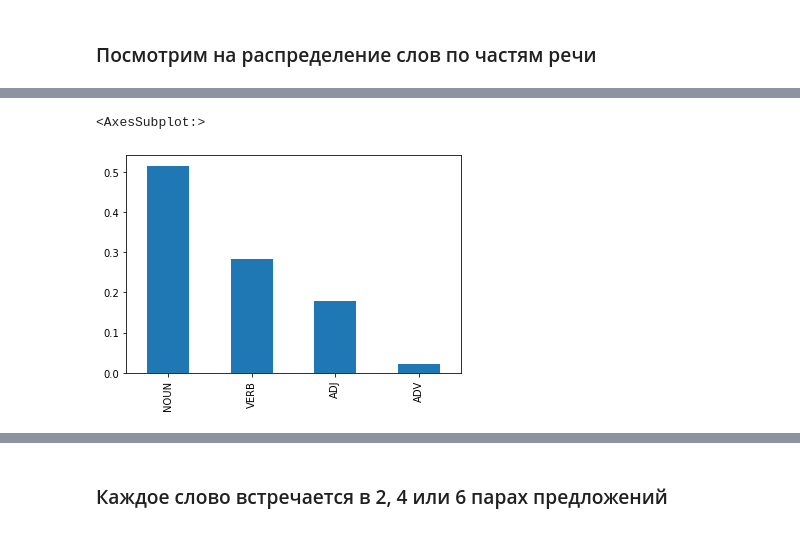
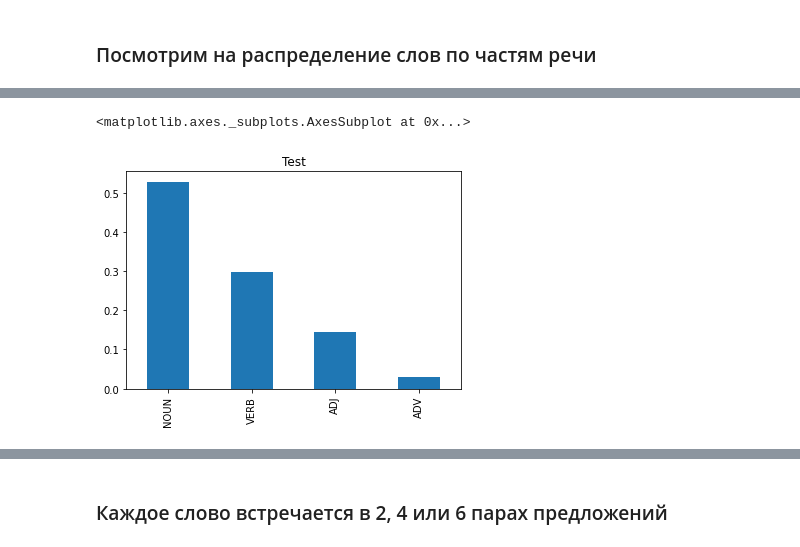
Before and after one commit to zhestyatsky/MCL-WiC, a Jupyter notebook: experiments/data_stats.ipynb, the cells around one changed output, grey strips where cells are left out. Saved outputs shown, nothing was run; the diff lists cells and outputs as text; code cells hidden in the pictures.

```diff
--- a/experiments/data_stats.ipynb
+++ b/experiments/data_stats.ipynb
@@ -12,0 +36,8 @@ df = df.merge(pd.DataFrame(train_en_en_y))
+# %%
+import src.data.reading as reading
+
+wic_train = reading.read_wic_train()
+wic_dev = reading.read_wic_dev()
+wic_test = reading.read_wic_test()
+
+print(wic_train.shape, wic_dev.shape, wic_test.shape)
@@ -36,5 +76,6 @@ df.describe()
 # %%
-df['pos'].value_counts(normalize=True).plot(kind='bar')
+plt.title('Test')
+wic_test['pos'].value_counts(normalize=True).plot(kind='bar')
 # %% [output]
-<AxesSubplot:>
+<matplotlib.axes._subplots.AxesSubplot at 0x...>
-[figure, old version]
+[figure, new version]
```
Also changed, not shown: parts of 54 cells of this notebook.
